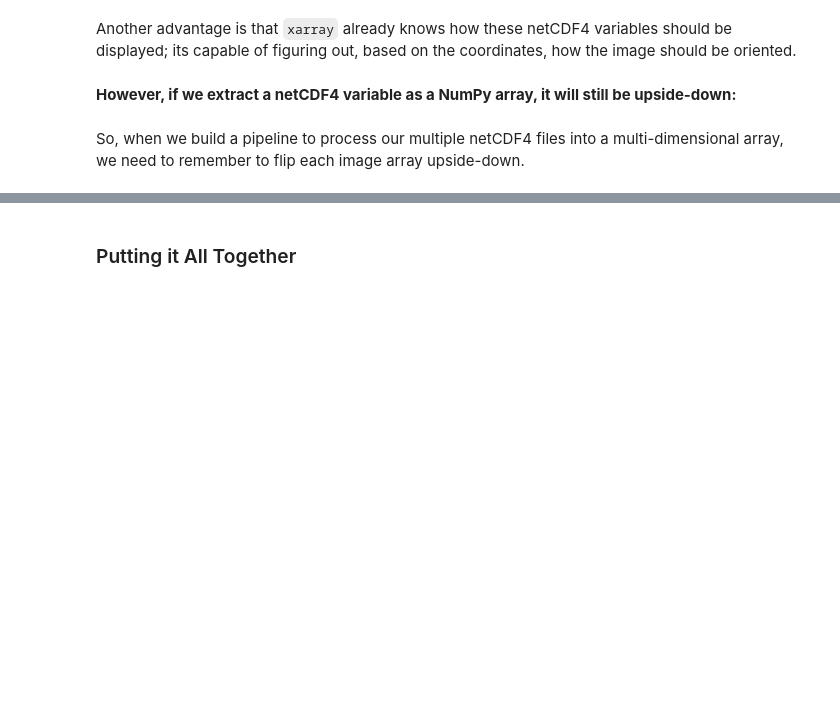
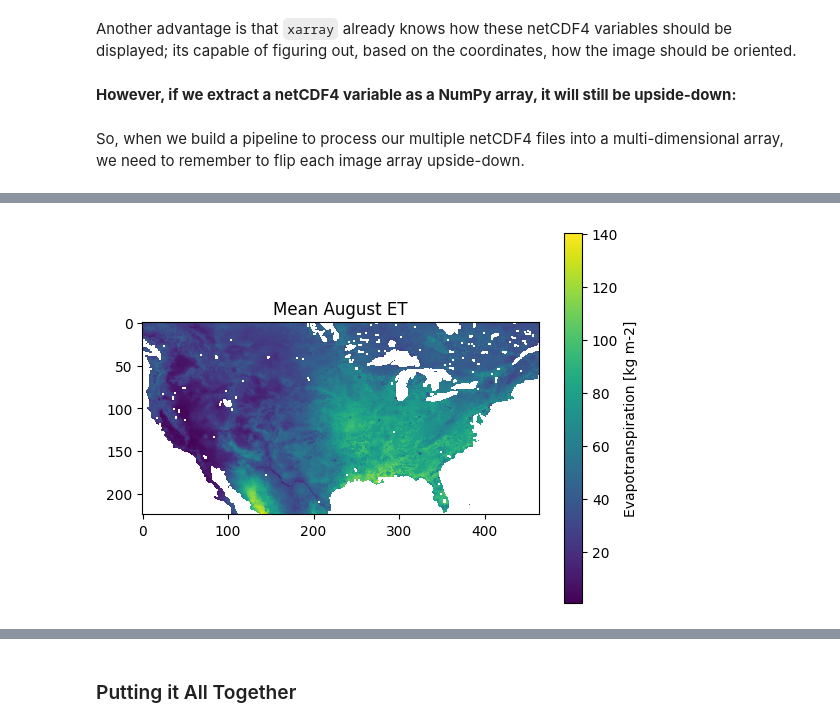
Before and after one commit to OpenClimateScience/M1-Open-Climate-Data, a Jupyter notebook: notebooks/CaseStudy_2017_Northern_Plains_Flash_Drought.ipynb, the cells around one changed output, grey strips where cells are left out. Drawn from its saved outputs; the diff is of its cells as text; code cells hidden in the pictures; blank space fills up the shorter version.

```diff
--- a/notebooks/CaseStudy_2017_Northern_Plains_Flash_Drought.ipynb
+++ b/notebooks/CaseStudy_2017_Northern_Plains_Flash_Drought.ipynb
@@ -180,10 +231,10 @@ et_clim.min()
 # %%
-et_clim[et_clim < 0] = np.nan
-
 pyplot.imshow(et_clim)
 cbar = pyplot.colorbar()
 cbar.set_label('Evapotranspiration [kg m-2]')
 pyplot.title('Mean August ET')
 pyplot.show()
+# %% [output]
+[figure, added]
 # %% [markdown]
 ### How Does September 2017 Compare?
```
Also changed, not shown: parts of 24 cells of this notebook, 1 other file.
